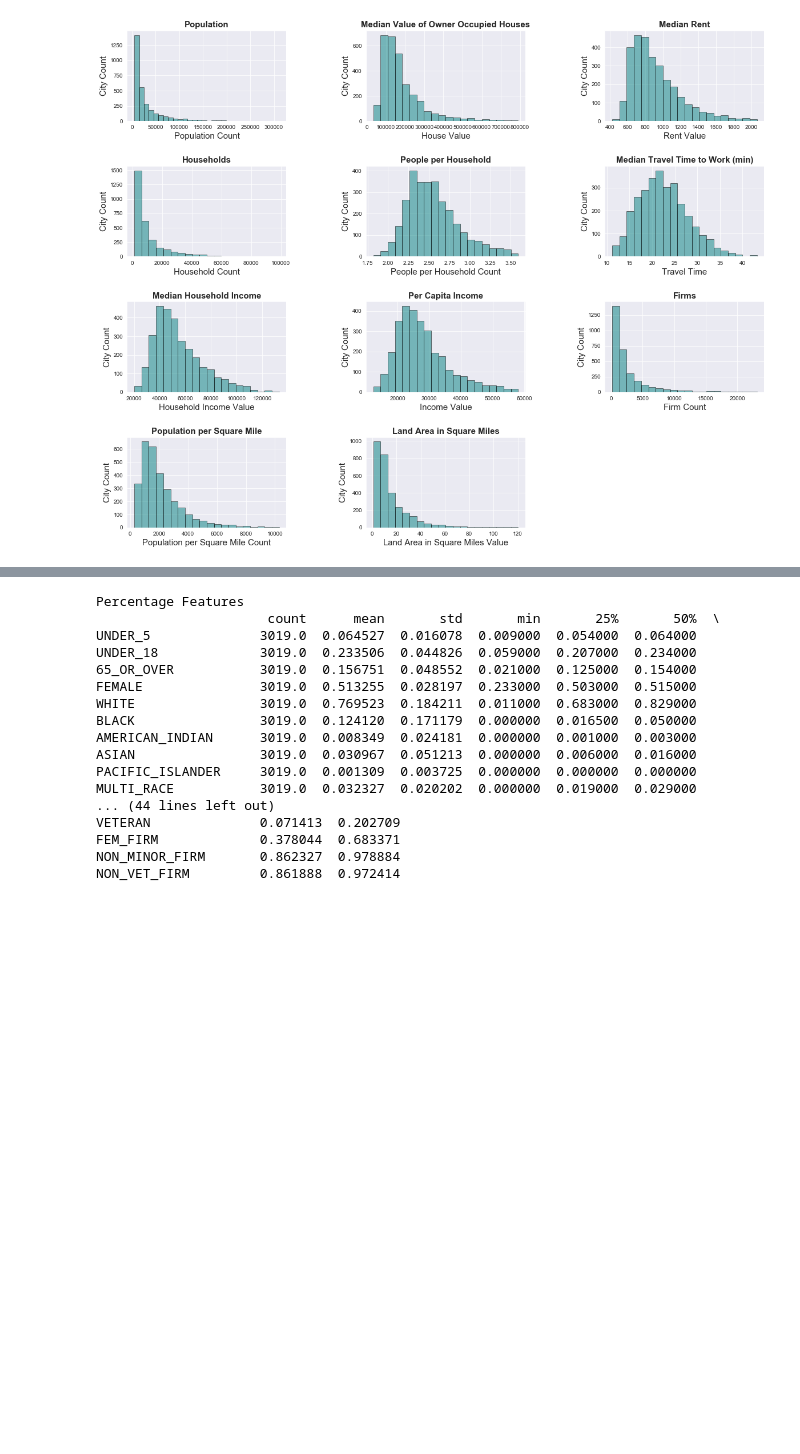
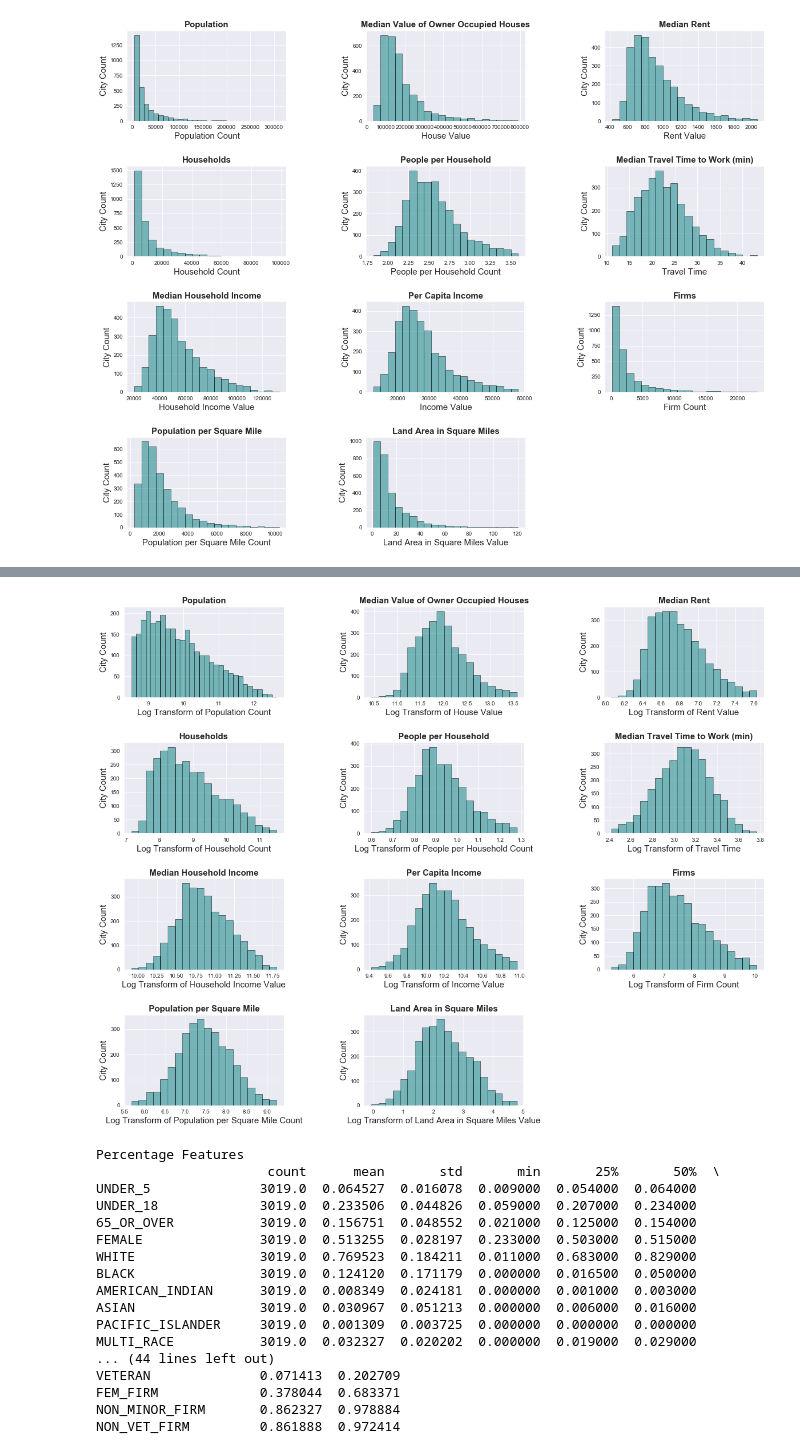
Before and after one commit to CaryMosley/PoliticalAffiliation, a Jupyter notebook: EDA and Feature Engineering.ipynb, the cells around one changed output, grey strips where cells are left out. Saved outputs shown, nothing was run; the diff lists cells and outputs as text; code cells hidden in the pictures; blank space fills up the shorter version.

```diff
--- a/EDA and Feature Engineering.ipynb
+++ b/EDA and Feature Engineering.ipynb
@@ -227,3 +250,78 @@ From these graphs we've made the following insights:
+# %%
+# Subplots of Logged Non-Percentage Features
+sns.set_style('darkgrid')
+fig = plt.figure(figsize = (20,16))
+fig.subplots_adjust(hspace = .5, wspace = 0.5)
+
+ax1 = fig.add_subplot(431)
+ax1.hist(df['LOG_POP'], bins = 30, alpha = .50,edgecolor= 'black',color ='teal')
+ax1.set_xlabel('Log Transform of Population Count', fontsize = 15)
+ax1.set_ylabel('City Count',fontsize = 15)
+ax1.set_title('Population',fontsize = 15,fontweight='bold')
+
+ax2 = fig.add_subplot(432)
+ax2.hist(df['LOG_HOUSE_VAL'], bins = 20, alpha = .50,edgecolor= 'black',color ='teal')
+ax2.set_xlabel('Log Transform of House Value',fontsize = 15)
+ax2.set_ylabel('City Count',fontsize = 15)
+ax2.set_title('Median Value of Owner Occupied Houses',fontsize = 15,fontweight='bold')
+
+ax3 = fig.add_subplot(433)
+ax3.hist(df['LOG_RENT'], bins = 20, alpha = .50,edgecolor= 'black',color ='teal')
+ax3.set_xlabel('Log Transform of Rent Value',fontsize = 15)
+ax3.set_ylabel('City Count',fontsize = 15)
+ax3.set_title('Median Rent',fontsize = 15,fontweight='bold')
+
+ax4 = fig.add_subplot(434)
+ax4.hist(df['LOG_HOUSEHOLDS'], bins = 20, alpha = .50,edgecolor= 'black',color ='teal')
+ax4.set_xlabel('Log Transform of Household Count',fontsize = 15)
+ax4.set_ylabel('City Count',fontsize = 15)
+ax4.set_title('Households',fontsize = 15,fontweight='bold')
+
+ax5 = fig.add_subplot(435)
+ax5.hist(df['LOG_PPH'], bins = 20, alpha = .50,edgecolor= 'black',color ='teal')
+ax5.set_xlabel('Log Transform of People per Household Count',fontsize = 15)
+ax5.set_ylabel('City Count',fontsize = 15)
+ax5.set_title('People per Household',fontsize = 15,fontweight='bold')
+
+ax6 = fig.add_subplot(436)
+ax6.hist(df['LOG_TRAVEL_TIME'], bins = 20, alpha = .50,edgecolor= 'black',color ='teal')
+ax6.set_xlabel('Log Transform of Travel Time', fontsize = 15)
+ax6.set_ylabel('City Count',fontsize = 15)
+ax6.set_title('Median Travel Time to Work (min)',fontsize = 15,fontweight='bold')
+
+ax7 = fig.add_subplot(437)
+ax7.hist(df['LOG_HOUSEHOLD_INCOME'], bins = 20, alpha = .50,edgecolor= 'black',color ='teal')
+ax7.set_xlabel('Log Transform of Household Income Value', fontsize = 15)
+ax7.set_ylabel('City Count',fontsize = 15)
+ax7.set_title('Median Household Income',fontsize = 15,fontweight='bold')
+
+ax8 = fig.add_subplot(438)
+ax8.hist(df['LOG_INCOME'], bins = 20, alpha = .50,edgecolor= 'black',color ='teal')
+ax8.set_xlabel('Log Transform of Income Value',fontsize = 15)
+ax8.set_ylabel('City Count',fontsize = 15)
+ax8.set_title('Per Capita Income',fontsize = 15,fontweight='bold')
+
+ax9 = fig.add_subplot(439)
+ax9.hist(df['LOG_FIRMS'], bins = 20, alpha = .50,edgecolor= 'black',color ='teal')
+ax9.set_xlabel('Log Transform of Firm Count', fontsize = 15)
+ax9.set_ylabel('City Count',fontsize = 15)
+ax9.set_title('Firms',fontsize = 15,fontweight='bold')
+
+ax10 = fig.add_subplot(4,3,10)
+ax10.hist(df['LOG_POP_AREA'], bins = 20, alpha = .50,edgecolor= 'black',color ='teal')
+ax10.set_xlabel('Log Transform of Population per Square Mile Count', fontsize = 15)
+ax10.set_ylabel('City Count',fontsize = 15)
+ax10.set_title('Population per Square Mile',fontsize = 15,fontweight='bold')
+
+ax11 = fig.add_subplot(4,3,11)
+ax11.hist(df['LOG_AREA'], bins = 20, alpha = .50,edgecolor= 'black',color ='teal')
+ax11.set_xlabel('Log Transform of Land Area in Square Miles Value', fontsize = 15)
+ax11.set_ylabel('City Count',fontsize = 15)
+ax11.set_title('Land Area in Square Miles',fontsize = 15,fontweight='bold')
+
+plt.show()
+# %% [output]
+[figure, added]
 # %%
 print('Percentage Features')
 print(df[percentages].describe().transpose())
```
Also changed, not shown: parts of 2 cells of this notebook, 2 other files.
